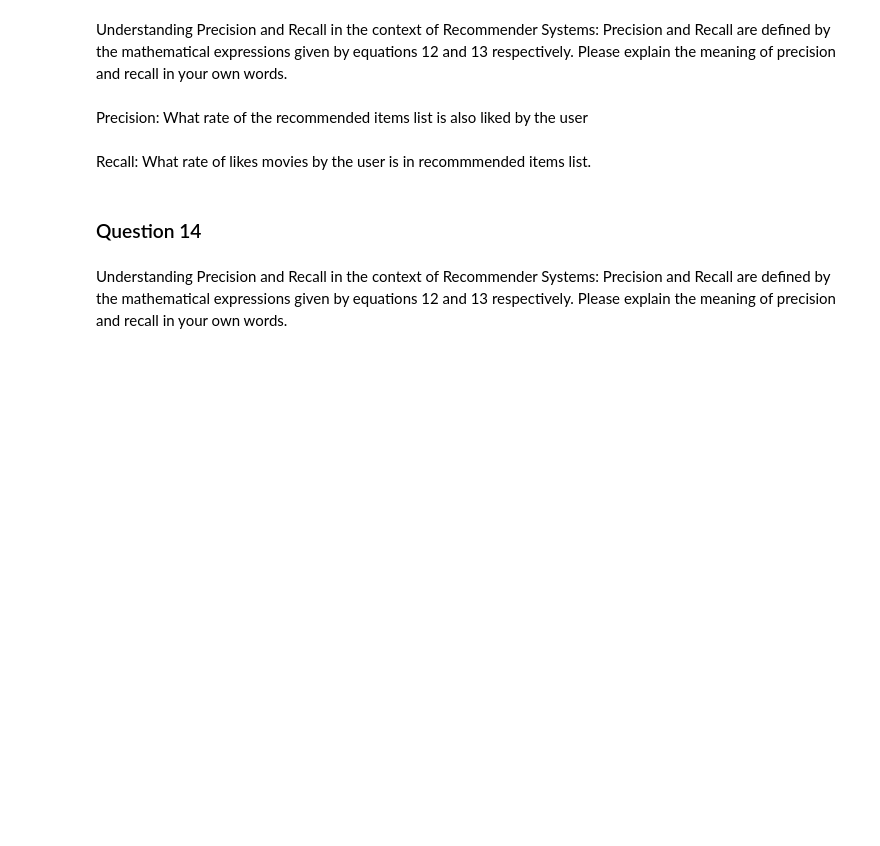
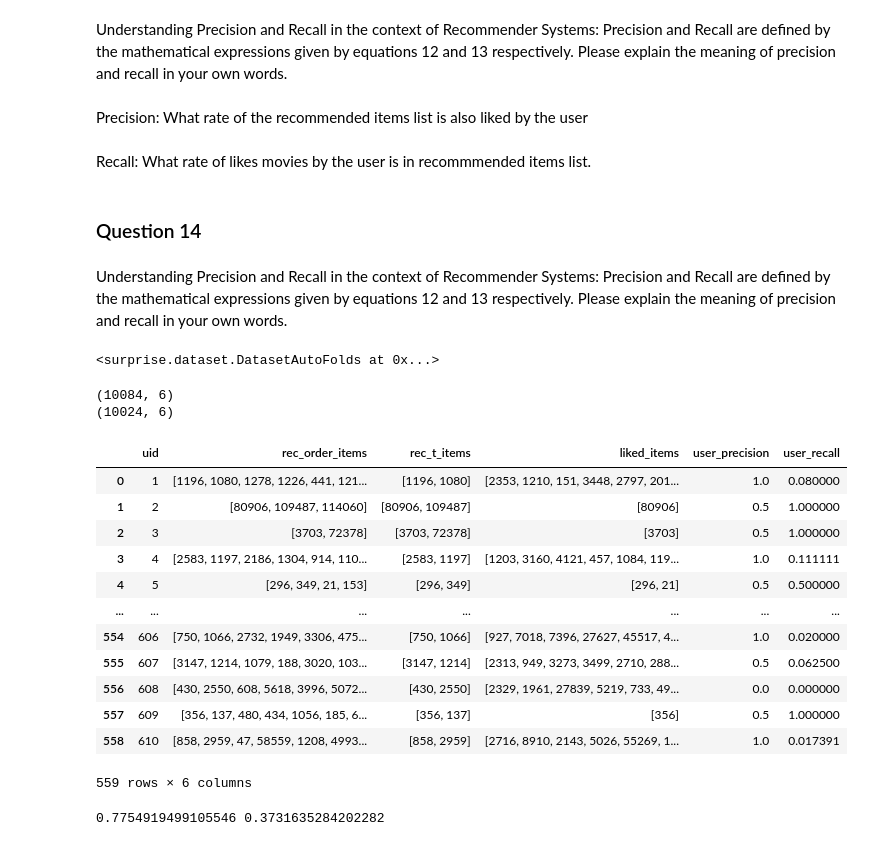
Before and after one commit to camligorkem/data-sicence-projects, a Jupyter notebook: project_3/Project_3.ipynb, the cells around one changed output. Cells and saved outputs as stored; diff of their text form; code cells hidden in the pictures; blank space fills up the shorter version.

```diff
--- a/project_3/Project_3.ipynb
+++ b/project_3/Project_3.ipynb
@@ -1212,3 +1206,68 @@ Recall: What rate of likes movies by the user is in recommmended items list.
 Understanding Precision and Recall in the context of Recommender Systems: Precision and Recall are defined by the mathematical expressions given by equations 12 and 13 respectively. Please explain the meaning of precision and recall in your own words.
 # %%
 # TODO mention unbiased variance in all qs
+# %%
+ratings_data
+# %% [output]
+<surprise.dataset.DatasetAutoFolds at 0x...>
+# %%
+train_data, test_data = train_test_split(ratings_data, test_size=0.1)
+model = get_model(model_type='KNN', k=20)
+model.fit(train_data)
+preds = model.test(test_data)
+
+thr = 3
+pred_df = pd.DataFrame(preds)
+pred_df['G']= pred_df.r_ui > thr
+pred_df.G = pred_df.G.astype(int)
+
+# If |G| = 0 for some user in the test set, then drop this user, user didn't like any items in this test set
+uid_G_count = pd.DataFrame(pred_df.groupby('uid').G.sum()).reset_index()
+uid_G_count.rename(columns={'G':'G_sum'}, inplace=True)
+drop_users_lenG_0 = uid_G_count[uid_G_count.G_sum==0].uid.values
+
+# If some user in the test set has rated less than t items, then drop this user
+t = 2
+uid_rating_count = pd.DataFrame(pred_df.groupby('uid').r_ui.count()).reset_index()
+uid_rating_count.rename(columns={'r_ui':'rating_count'}, inplace=True)
+uid_rating_count_drop = uid_rating_count[uid_rating_count.rating_count < t].uid.values
+
+print(pred_df.shape)
+pred_df_cleaned = pred_df[(~pred_df.uid.isin(uid_rating_count_drop)) & (~pred_df.uid.isin(drop_users_lenG_0))]
+print(pred_df_cleaned.shape)
+
+# G: The set of items liked by the user (ground-truth positives)
+G_df = pred_df_cleaned[pred_df_cleaned.G ==1]
+G_df_list = G_df.groupby('uid')['iid'].apply(list).reset_index(name='liked_items')
+
+# S(t) : The set of items of size t recommended to the user. In this recommended set, ignore
+# (drop) the items for which we don’t have a ground truth rating.
+pred_df_cleaned = pred_df_cleaned.sort_values(by=['uid', 'est'], ascending=[True,False])
+S_list = pred_df_cleaned.groupby('uid')['iid'].apply(list).reset_index(name='rec_order_items')
+S_list['rec_t_items'] = S_list.rec_order_items.apply(lambda x: x[:t])
+
+uid_res = pd.merge(S_list, G_df_list)
+uid_res['user_precision'] = uid_res.apply(lambda x: len(set(x[2]).intersection(set(x[3])))/float(len(x[2])) ,axis=1)
+uid_res['user_recall'] = uid_res.apply(lambda x: len(set(x[2]).intersection(set(x[3])))/float(len(x[3])) ,axis=1)
+
+display(uid_res)
+avg_user_prec = np.mean(uid_res['user_precision'])
+avg_user_recall = np.mean(uid_res['user_recall'])
+print(avg_user_prec, avg_user_recall)
+# %% [output]
+(10084, 6)
+(10024, 6)
+|  | uid | rec_order_items | rec_t_items | liked_items | user_precision | user_recall |
+| 0 | 1 | [1196, 1080, 1278, 1226, 441, 121... | [1196, 1080] | [2353, 1210, 151, 3448, 2797, 201... | 1.0 | 0.080000 |
+| 1 | 2 | [80906, 109487, 114060] | [80906, 109487] | [80906] | 0.5 | 1.000000 |
+| 2 | 3 | [3703, 72378] | [3703, 72378] | [3703] | 0.5 | 1.000000 |
+| 3 | 4 | [2583, 1197, 2186, 1304, 914, 110... | [2583, 1197] | [1203, 3160, 4121, 457, 1084, 119... | 1.0 | 0.111111 |
+| 4 | 5 | [296, 349, 21, 153] | [296, 349] | [296, 21] | 0.5 | 0.500000 |
+| ... | ... | ... | ... | ... | ... | ... |
+| 554 | 606 | [750, 1066, 2732, 1949, 3306, 475... | [750, 1066] | [927, 7018, 7396, 27627, 45517, 4... | 1.0 | 0.020000 |
+| 555 | 607 | [3147, 1214, 1079, 188, 3020, 103... | [3147, 1214] | [2313, 949, 3273, 3499, 2710, 288... | 0.5 | 0.062500 |
+| 556 | 608 | [430, 2550, 608, 5618, 3996, 5072... | [430, 2550] | [2329, 1961, 27839, 5219, 733, 49... | 0.0 | 0.000000 |
+| 557 | 609 | [356, 137, 480, 434, 1056, 185, 6... | [356, 137] | [356] | 0.5 | 1.000000 |
+| 558 | 610 | [858, 2959, 47, 58559, 1208, 4993... | [858, 2959] | [2716, 8910, 2143, 5026, 55269, 1... | 1.0 | 0.017391 |
+559 rows × 6 columns
+0.7754919499105546 0.3731635284202282
```
Also changed, not shown: parts of 8 cells of this notebook.
